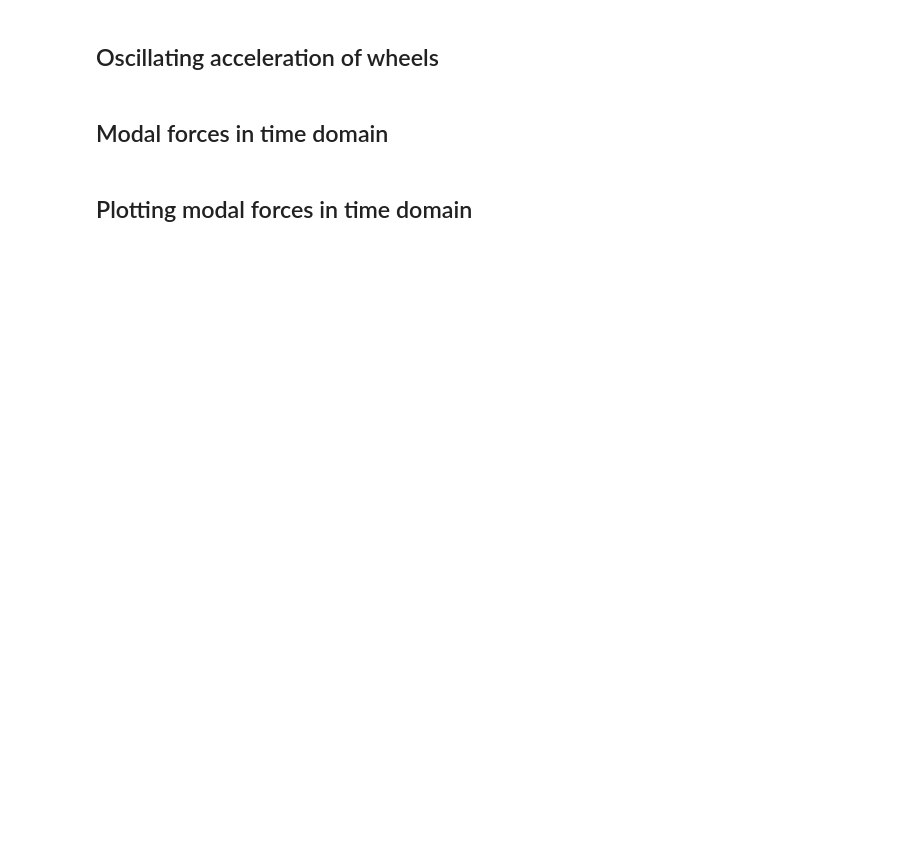
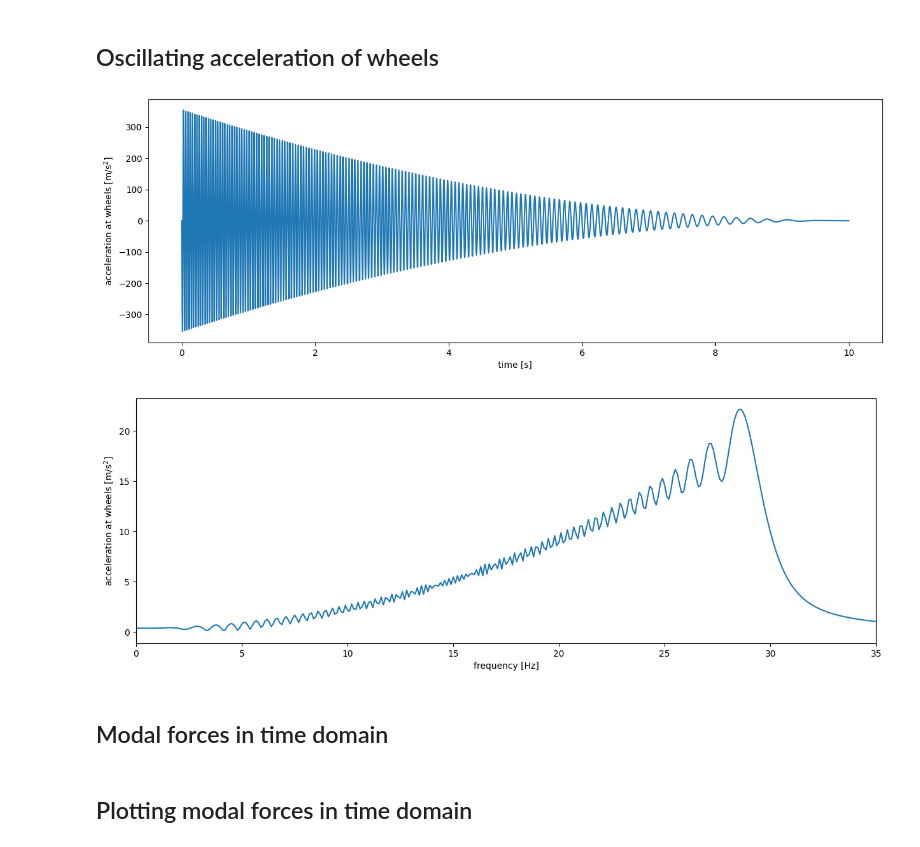
Before and after one commit to saullocastro/tudaesasII, a Jupyter notebook: scripts_lectures/MDOF_systems/mdoffreq03_landing_gear.ipynb, the cells around one changed output. Cells and saved outputs as stored; diff of their text form; code cells hidden in the pictures; blank space fills up the shorter version.

```diff
--- a/scripts_lectures/MDOF_systems/mdoffreq03_landing_gear.ipynb
+++ b/scripts_lectures/MDOF_systems/mdoffreq03_landing_gear.ipynb
@@ -319,20 +330,23 @@ Oscillating acceleration of wheels
 # %%
 sAddot_t = sCddot_t = pi*aBump*nbumps*(2.0*Lr*ac*cos(pi*nbumps*t*(ac*t + 2*v0h)/Lr) -
         4*pi*nbumps*(1.0*ac*t + v0h)**2*sin(pi*nbumps*t*(ac*t +
             2*v0h)/Lr))/Lr**2
 plt.figure(figsize=(15,5))
 plt.plot(t, sAddot_t)
 plt.xlabel('time [s]')
-plt.ylabel('acceleration at wheels [$m\ /\ s^2$]')
+plt.ylabel('acceleration at wheels [m/s$^2$]')
 
 plt.figure(figsize=(15,5))
 sAddot_f = np.fft.rfft(sAddot_t)/(Nsamples//2)
 freqs_Hz = np.fft.rfftfreq(Nsamples, d=dt)
 plt.plot(freqs_Hz, np.abs(sAddot_f))
 plt.xlabel('frequency [Hz]')
-plt.ylabel('acceleration at wheels [$m\ /\ s^2$]')
+plt.ylabel('acceleration at wheels [m/s$^2$]')
 plt.xlim(0, 35)
 plt.show()
+# %% [output]
+[figure, added]
+[figure, added]
 # %%
 # NOTE using the definition of the modal damping matrix
 Dm = P.T @ Linv @ C @ Linv.T @ P
```
Also changed, not shown: parts of 7 cells of this notebook, 11 other files.
